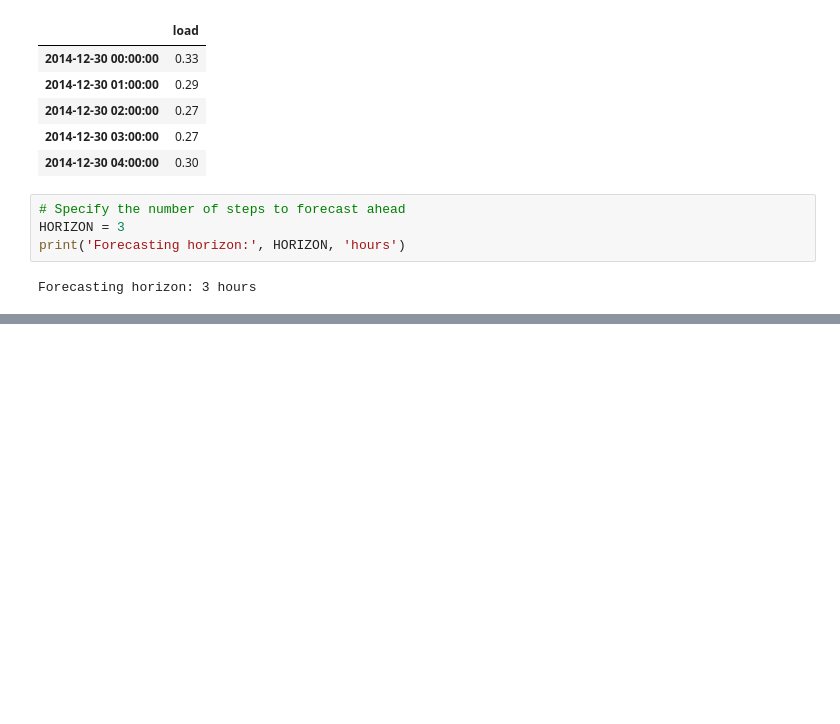
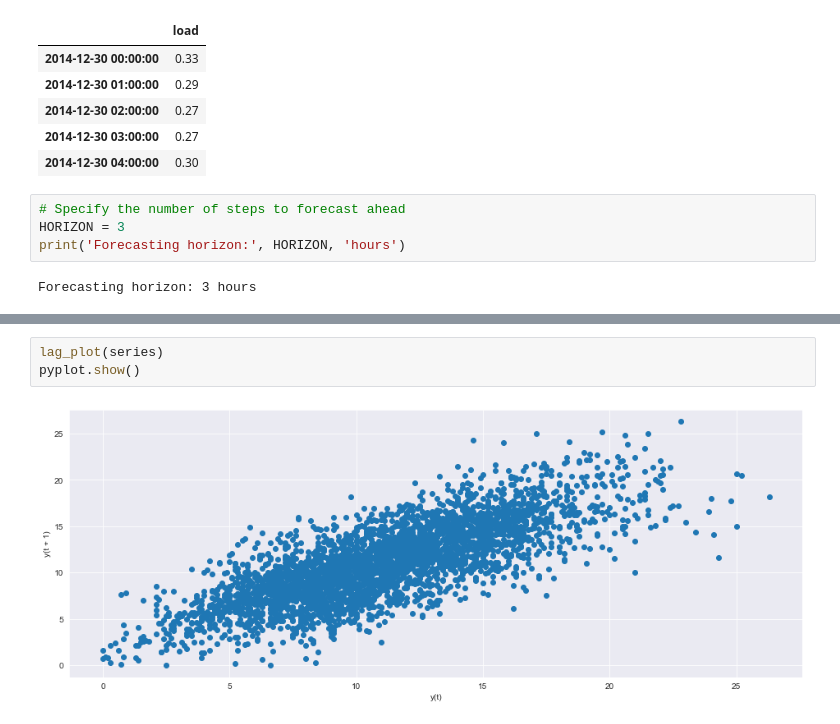
Before and after one commit to bastrob/Working_forecasting_series, a Jupyter notebook: TimeSeriesForecasting.ipynb, the cells around one changed output, grey strips where cells are left out. Saved outputs shown, nothing was run; the diff lists cells and outputs as text; blank space fills up the shorter version.

```diff
--- a/TimeSeriesForecasting.ipynb
+++ b/TimeSeriesForecasting.ipynb
@@ -389,0 +365,5 @@ Wall time: 415 ms
+# %%
+lag_plot(series)
+pyplot.show()
+# %% [output]
+[figure, added]
```
Also changed, not shown: parts of 33 cells of this notebook.
